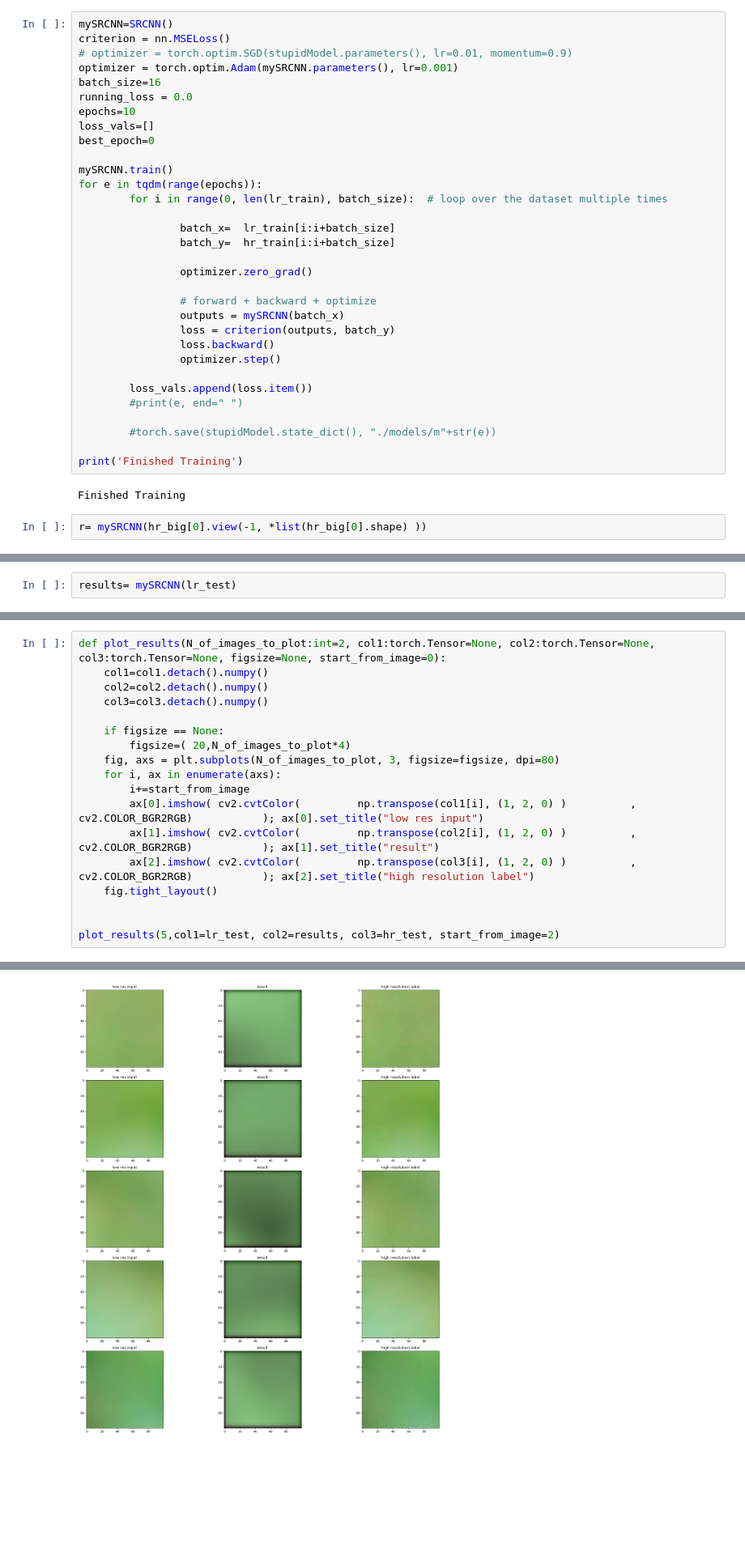
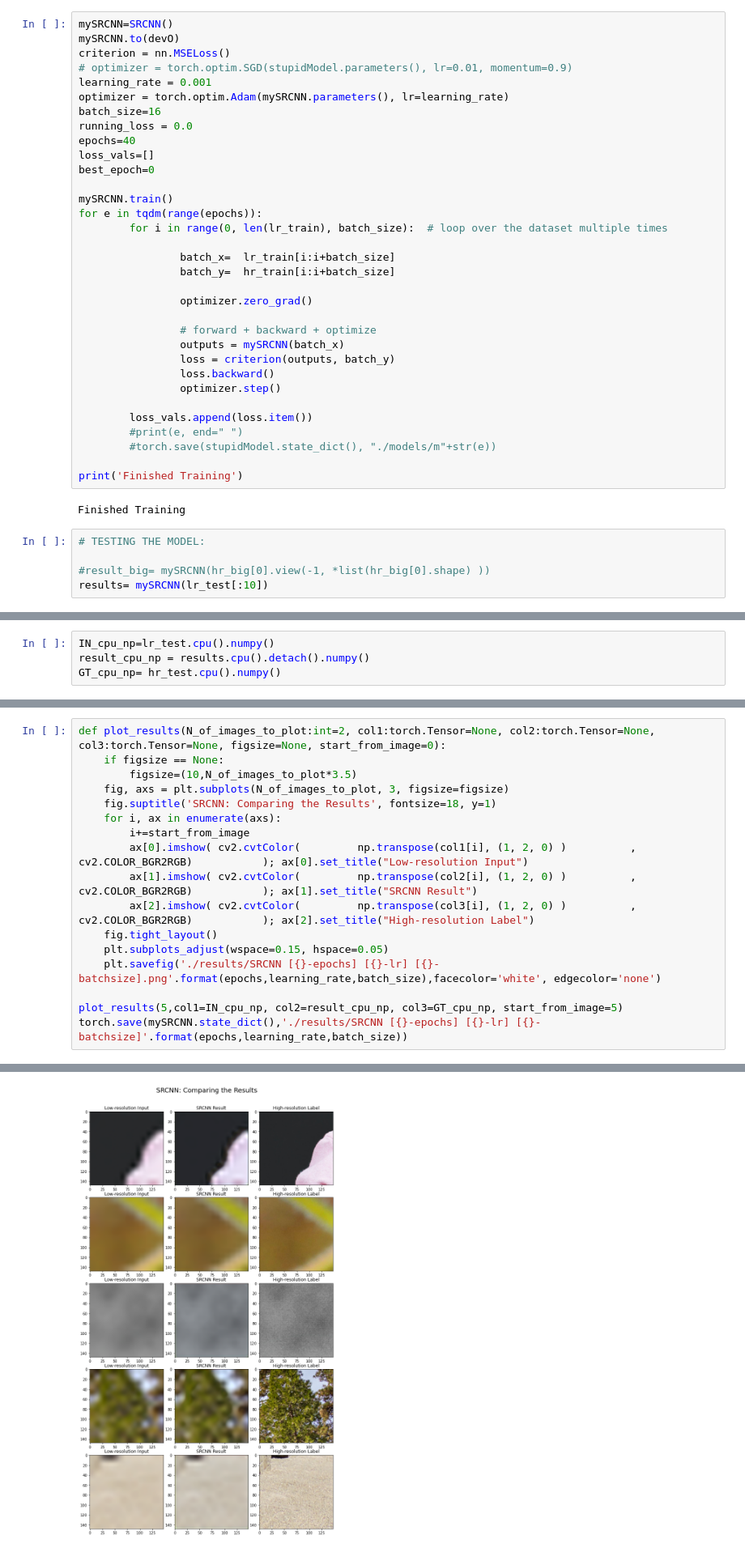
Before and after one commit to AndyPietr/Super-Resolution, a Jupyter notebook: main.ipynb, the cells around one changed output, grey strips where cells are left out. Shown at 81% size. Cells and saved outputs as stored; diff of their text form; blank space fills up the shorter version.

```diff
--- a/main.ipynb
+++ b/main.ipynb
@@ -246,12 +270,14 @@ class SRCNN(nn.Module):
         return x
 # %%
 mySRCNN=SRCNN()
+mySRCNN.to(devO)
 criterion = nn.MSELoss()
 # optimizer = torch.optim.SGD(stupidModel.parameters(), lr=0.01, momentum=0.9)
-optimizer = torch.optim.Adam(mySRCNN.parameters(), lr=0.001)
+learning_rate = 0.001
+optimizer = torch.optim.Adam(mySRCNN.parameters(), lr=learning_rate)
 batch_size=16
 running_loss = 0.0
-epochs=10
+epochs=40
 loss_vals=[]
 best_epoch=0
 
@@ -272,11 +298,13 @@ for e in tqdm(range(epochs)):
 
         loss_vals.append(loss.item())
         #print(e, end=" ")
-
         #torch.save(stupidModel.state_dict(), "./models/m"+str(e))
 
 print('Finished Training')
 # %% [output]
 Finished Training
 # %%
-r= mySRCNN(hr_big[0].view(-1, *list(hr_big[0].shape) ))
+# TESTING THE MODEL:
+
+#result_big= mySRCNN(hr_big[0].view(-1, *list(hr_big[0].shape) ))
+results= mySRCNN(lr_test[:10])
@@ -288,2 +311,4 @@ Clipping input data to the valid range for imshow with RGB data ([0..1] for floa
-# %%
-results= mySRCNN(lr_test)
+# %%
+IN_cpu_np=lr_test.cpu().numpy()
+result_cpu_np = results.cpu().detach().numpy()
+GT_cpu_np= hr_test.cpu().numpy()
@@ -290,19 +319,18 @@ results= mySRCNN(lr_test)
 # %%
 def plot_results(N_of_images_to_plot:int=2, col1:torch.Tensor=None, col2:torch.Tensor=None, col3:torch.Tensor=None, figsize=None, start_from_image=0):
-    col1=col1.detach().numpy()
-    col2=col2.detach().numpy()
-    col3=col3.detach().numpy()
-
     if figsize == None:
-        figsize=( 20,N_of_images_to_plot*4)
-    fig, axs = plt.subplots(N_of_images_to_plot, 3, figsize=figsize, dpi=80)
+        figsize=(10,N_of_images_to_plot*3.5)
+    fig, axs = plt.subplots(N_of_images_to_plot, 3, figsize=figsize)
+    fig.suptitle('SRCNN: Comparing the Results', fontsize=18, y=1)
     for i, ax in enumerate(axs):
         i+=start_from_image
-        ax[0].imshow( cv2.cvtColor(         np.transpose(col1[i], (1, 2, 0) )          , cv2.COLOR_BGR2RGB)           ); ax[0].set_title("low res input")
-        ax[1].imshow( cv2.cvtColor(         np.transpose(col2[i], (1, 2, 0) )          , cv2.COLOR_BGR2RGB)           ); ax[1].set_title("result")
-        ax[2].imshow( cv2.cvtColor(         np.transpose(col3[i], (1, 2, 0) )          , cv2.COLOR_BGR2RGB)           ); ax[2].set_title("high resolution label")
+        ax[0].imshow( cv2.cvtColor(         np.transpose(col1[i], (1, 2, 0) )          , cv2.COLOR_BGR2RGB)           ); ax[0].set_title("Low-resolution Input")
+        ax[1].imshow( cv2.cvtColor(         np.transpose(col2[i], (1, 2, 0) )          , cv2.COLOR_BGR2RGB)           ); ax[1].set_title("SRCNN Result")
+        ax[2].imshow( cv2.cvtColor(         np.transpose(col3[i], (1, 2, 0) )          , cv2.COLOR_BGR2RGB)           ); ax[2].set_title("High-resolution Label")
     fig.tight_layout()
+    plt.subplots_adjust(wspace=0.15, hspace=0.05)
+    plt.savefig('./results/SRCNN [{}-epochs] [{}-lr] [{}-batchsize].png'.format(epochs,learning_rate,batch_size),facecolor='white', edgecolor='none')
 
-
-plot_results(5,col1=lr_test, col2=results, col3=hr_test, start_from_image=2)
+plot_results(5,col1=IN_cpu_np, col2=result_cpu_np, col3=GT_cpu_np, start_from_image=5)
+torch.save(mySRCNN.state_dict(),'./results/SRCNN [{}-epochs] [{}-lr] [{}-batchsize]'.format(epochs,learning_rate,batch_size))
 # %% [output]
@@ -309 +339 @@ plot_results(5,col1=lr_test, col2=results, col3=hr_test, start_from_image=2)
-[figure, old version]
+[figure, new version]
```
Also changed, not shown: parts of 13 cells of this notebook, 1 other file.
